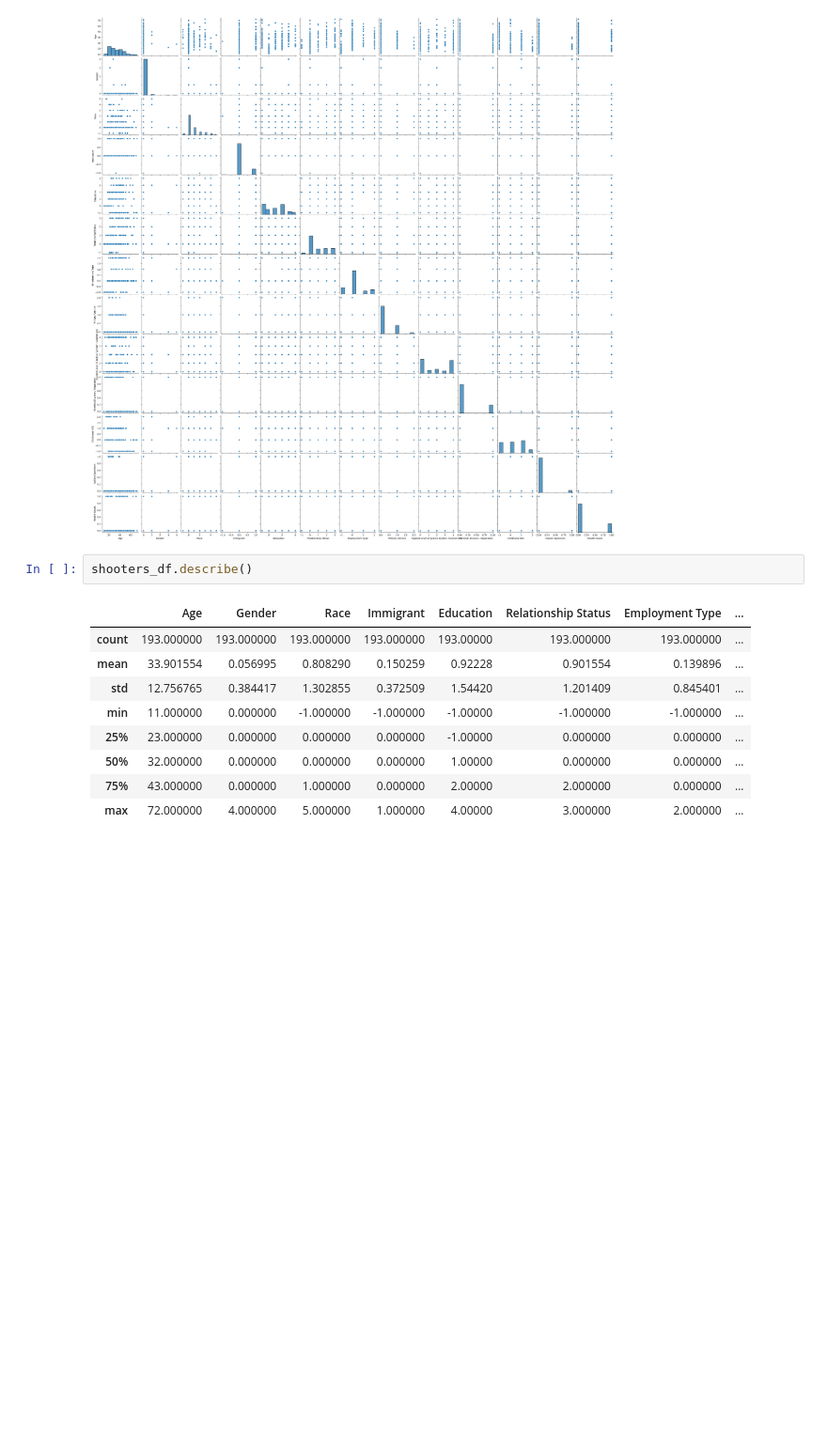
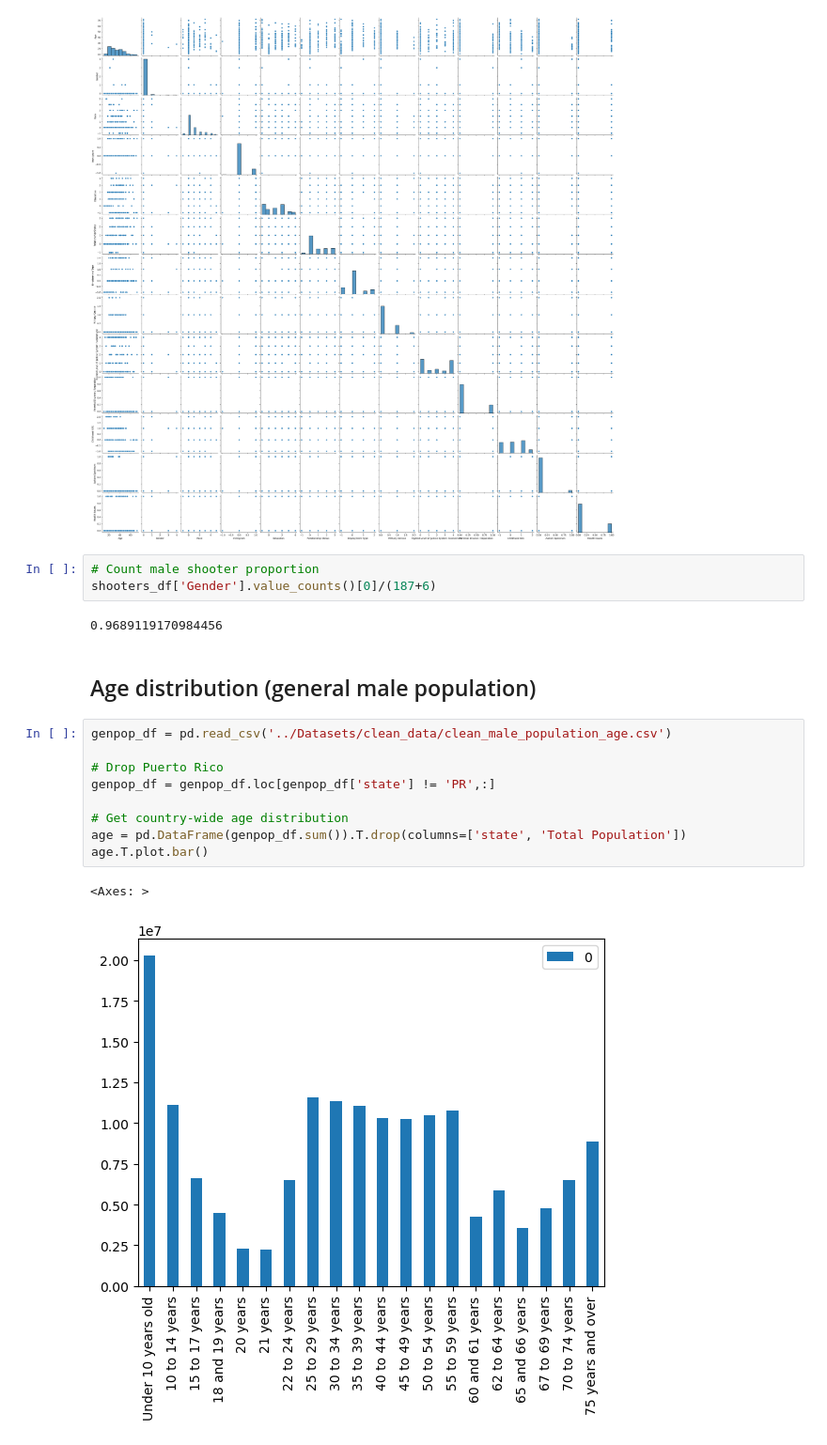
Before and after one commit to benoitchamot/Shootings, a Jupyter notebook: Datasets/EDA.ipynb, the cells around one changed output. Shown at 94% size. Saved outputs shown, nothing was run; the diff lists cells and outputs as text; blank space fills up the shorter version.

```diff
--- a/Datasets/EDA.ipynb
+++ b/Datasets/EDA.ipynb
@@ -117,15 +120,22 @@ sns.pairplot(shooters_df)
 # %% [output]
 <seaborn.axisgrid.PairGrid at 0x...>
 [figure]
-# %%
-shooters_df.describe()
-# %% [output]
-|  | Age | Gender | Race | Immigrant | Education | Relationship Status | Employment Type | ... |
-| count | 193.000000 | 193.000000 | 193.000000 | 193.000000 | 193.00000 | 193.000000 | 193.000000 | ... |
-| mean | 33.901554 | 0.056995 | 0.808290 | 0.150259 | 0.92228 | 0.901554 | 0.139896 | ... |
-| std | 12.756765 | 0.384417 | 1.302855 | 0.372509 | 1.54420 | 1.201409 | 0.845401 | ... |
-| min | 11.000000 | 0.000000 | -1.000000 | -1.000000 | -1.00000 | -1.000000 | -1.000000 | ... |
-| 25% | 23.000000 | 0.000000 | 0.000000 | 0.000000 | -1.00000 | 0.000000 | 0.000000 | ... |
-| 50% | 32.000000 | 0.000000 | 0.000000 | 0.000000 | 1.00000 | 0.000000 | 0.000000 | ... |
-| 75% | 43.000000 | 0.000000 | 1.000000 | 0.000000 | 2.00000 | 2.000000 | 0.000000 | ... |
-| max | 72.000000 | 4.000000 | 5.000000 | 1.000000 | 4.00000 | 3.000000 | 2.000000 | ... |
+# %%
+# Count male shooter proportion
+shooters_df['Gender'].value_counts()[0]/(187+6)
+# %% [output]
+0.9689119170984456
+# %% [markdown]
+## Age distribution (general male population)
+# %%
+genpop_df = pd.read_csv('../Datasets/clean_data/clean_male_population_age.csv')
+
+# Drop Puerto Rico
+genpop_df = genpop_df.loc[genpop_df['state'] != 'PR',:]
+
+# Get country-wide age distribution
+age = pd.DataFrame(genpop_df.sum()).T.drop(columns=['state', 'Total Population'])
+age.T.plot.bar()
+# %% [output]
+<Axes: >
+[figure, added]
```
Also changed, not shown: parts of 12 cells of this notebook, 1 other file.
